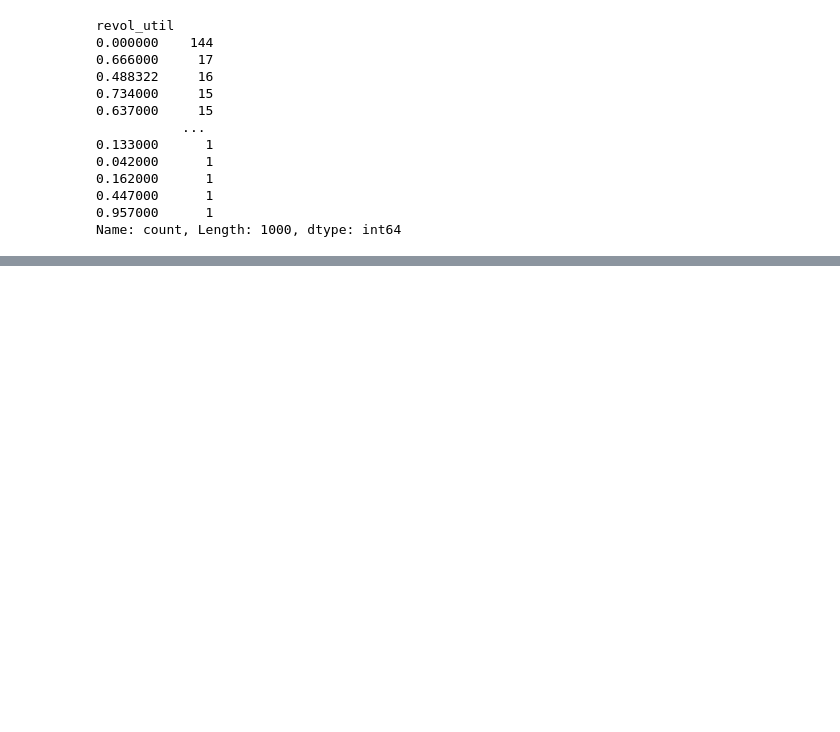
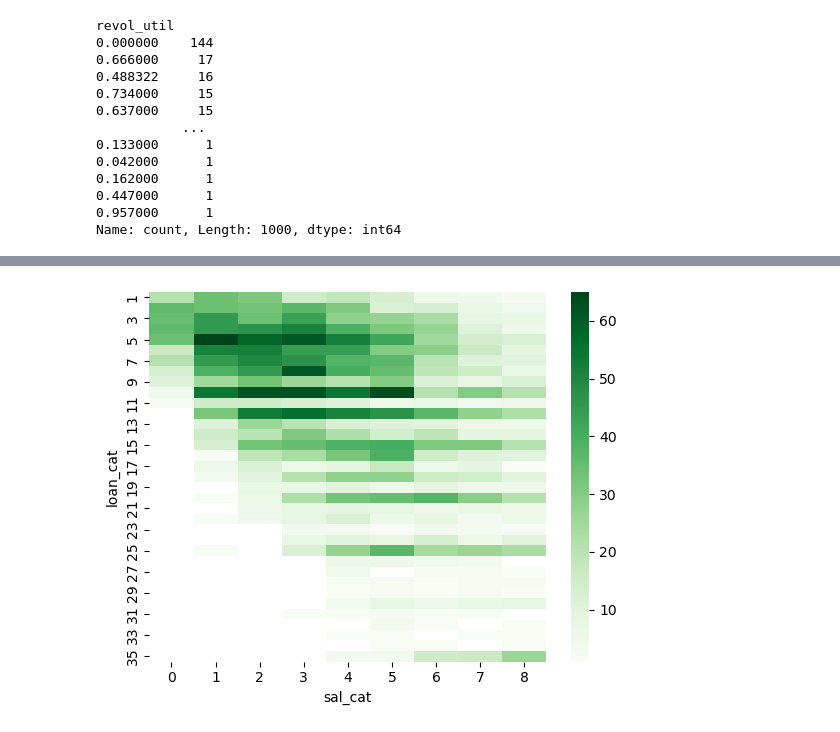
Before and after one commit to Rawoof821/LendingclubCaseStudy, a Jupyter notebook: Neha_Rawoof_LendingCaseStudy.ipynb, the cells around one changed output, grey strips where cells are left out. Cells and saved outputs as stored; diff of their text form; code cells hidden in the pictures; blank space fills up the shorter version.

```diff
--- a/Neha_Rawoof_LendingCaseStudy.ipynb
+++ b/Neha_Rawoof_LendingCaseStudy.ipynb
@@ -1233,0 +1299,6 @@ Name: count, Length: 1000, dtype: int64
+# %%
+salary_labels = [i for i in range(0,9, 1)]
+test_m_e_data_1 = loans_defaulted_data
+test_m_e_data_1['sal_cat'] = pd.cut(test_m_e_data_1['annual_inc'], range(15000, 95000, 8000), right=False, labels=salary_labels)
+test_m_e_data_1 = test_m_e_data_1[~test_m_e_data_1['sal_cat'].isnull()]
+test_m_e_data_1.shape
@@ -1233,0 +1312,6 @@ Name: count, Length: 1000, dtype: int64
+# %%
+loan_labels = [i for i in range(0,36, 1)]
+#test_m_e_data_1 = loans_defaulted_data
+test_m_e_data_1['loan_cat'] = pd.cut(test_m_e_data_1['loan_amnt'], range(0, 37000, 1000), right=False, labels=loan_labels)
+test_m_e_data_1 = test_m_e_data_1[~test_m_e_data_1['loan_cat'].isnull()]
+test_m_e_data_1.shape
@@ -1233,0 +1439,2 @@ Name: count, Length: 1000, dtype: int64
+# %%
+piv_tab1 = pd.pivot_table(data = test_m_e_data_1, index='loan_cat', columns='sal_cat', values='loan_status',aggfunc='count')
@@ -1233,0 +1464,6 @@ Name: count, Length: 1000, dtype: int64
+# %%
+sns.heatmap(piv_tab1, cmap="Greens",annot=False)
+#sns.heatmap(piv_tab2)
+plt.show()
+# %% [output]
+[figure, added]
```
Also changed, not shown: parts of 33 cells of this notebook.
